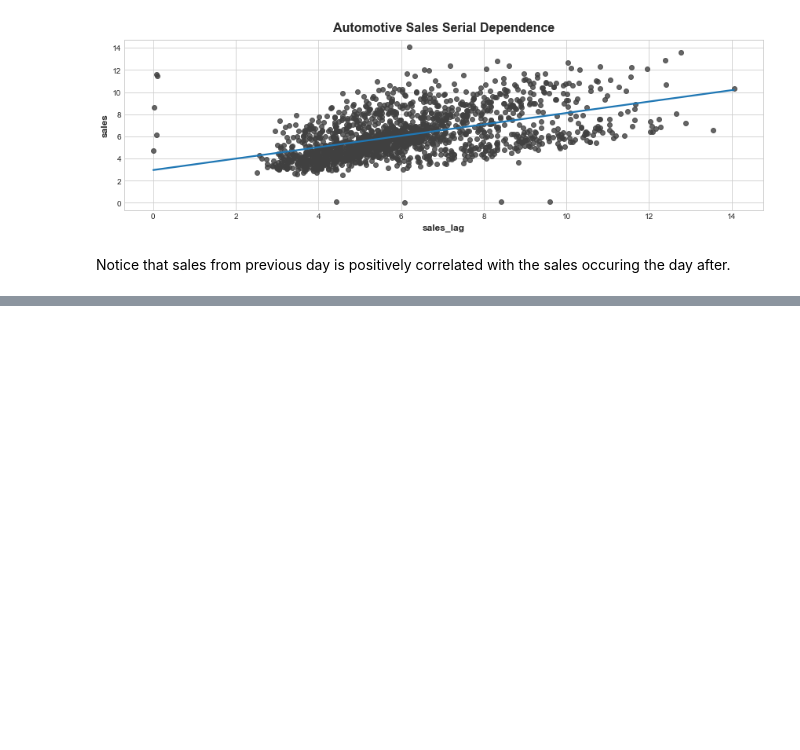
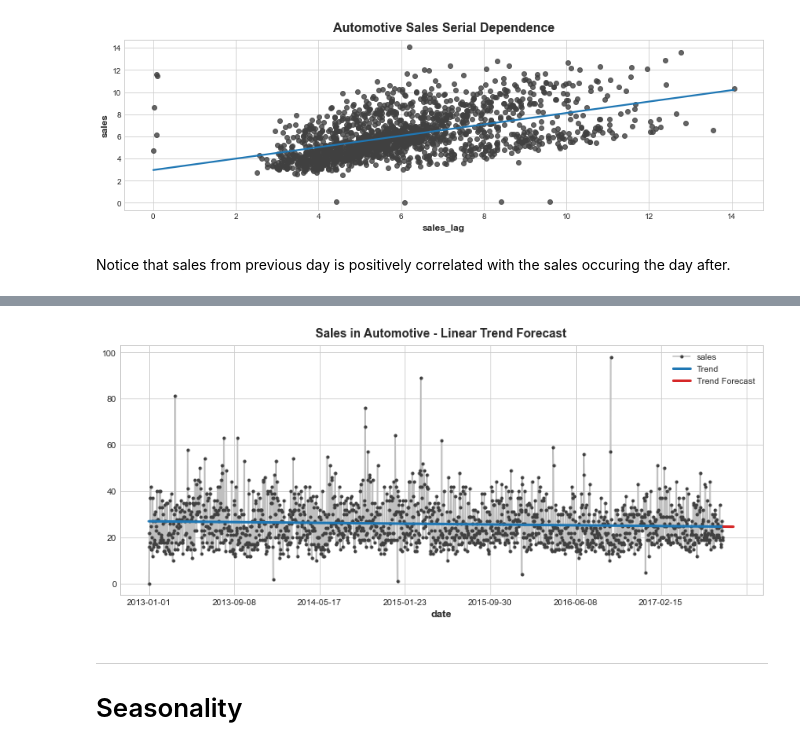
Before and after one commit to AndyLeeProjects/Store_Sales_Forecasting, a Jupyter notebook: Time_Series/automotive_sample.ipynb, the cells around one changed output, grey strips where cells are left out. Cells and saved outputs as stored; diff of their text form; code cells hidden in the pictures; blank space fills up the shorter version.

```diff
--- a/Time_Series/automotive_sample.ipynb
+++ b/Time_Series/automotive_sample.ipynb
@@ -142,0 +214,7 @@ Notice that sales from previous day is positively correlated with the sales occu
+# %%
+X = dp.out_of_sample(steps=30)
+
+y_fore = pd.Series(model.predict(X), index=X.index)
+
+y_fore.head()
+print(automotive_sum)
@@ -142,0 +237,11 @@ Notice that sales from previous day is positively correlated with the sales occu
+# %%
+ax = automotive_v2.plot(title="Sales in Automotive - Linear Trend Forecast", **plot_params)
+ax = y_pred.plot(ax=ax, linewidth=3, label="Trend")
+ax = y_fore.plot(ax=ax, linewidth=3, label="Trend Forecast", color="C3")
+_ = ax.legend()
+# %% [output]
+[figure, added]
+# %% [markdown]
+---
+
+# Seasonality
```
Also changed, not shown: parts of 9 cells of this notebook, 10 other files.
